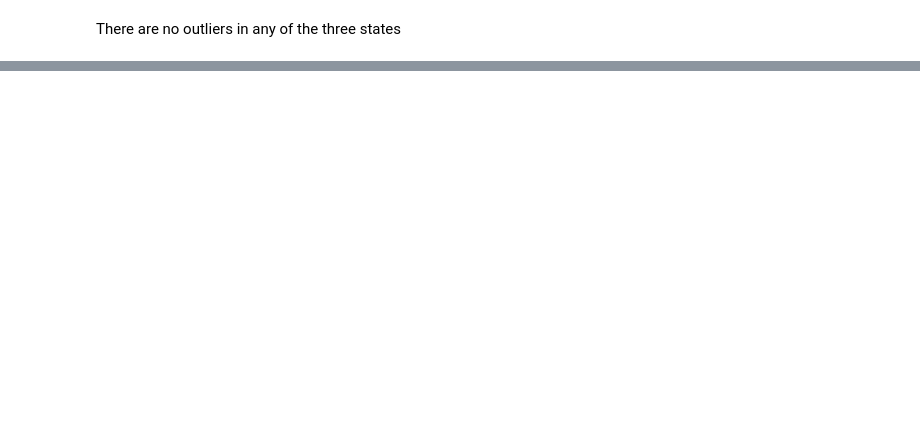
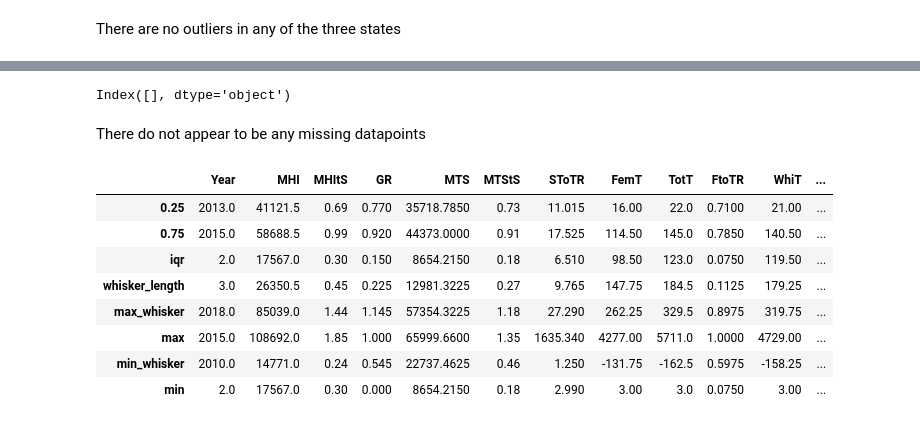
Before and after one commit to TristanMoser/byu_econ_applied_machine_learning, a Jupyter notebook: homeworks/Homework_1_TristanMoser.ipynb, the cells around one changed output, grey strips where cells are left out. Drawn from its saved outputs; the diff is of its cells as text; code cells hidden in the pictures; blank space fills up the shorter version.

```diff
--- a/homeworks/Homework_1_TristanMoser.ipynb
+++ b/homeworks/Homework_1_TristanMoser.ipynb
@@ -188,0 +189,2 @@ There are no outliers in any of the three states
+# %%
+School_data= pd.read_csv("/Users/tristanmoser/Files/Tristan/CondensedMilk2.csv")
@@ -188,0 +205,25 @@ There are no outliers in any of the three states
+# %%
+School_data.columns[School_data.isnull().any()]
+# %% [output]
+Index([], dtype='object')
+# %% [markdown]
+There do not appear to be any missing datapoints
+# %%
+quantile_data= School_data.quantile([.25,.75])
+quantile_data.loc['iqr']= quantile_data.loc[.75]-quantile_data.loc[.25]
+quantile_data.loc['whisker_length'] = 1.5 * quantile_data.loc['iqr']
+quantile_data.loc['max_whisker'] = quantile_data.loc['whisker_length'] + quantile_data.loc[0.75]
+quantile_data.loc['max'] = School_data.max()
+quantile_data.loc['min_whisker'] = quantile_data.loc[0.25] - quantile_data.loc['whisker_length']
+quantile_data.loc['min'] = School_data.min()
+quantile_data
+# %% [output]
+|  | Year | MHI | MHItS | GR | MTS | MTStS | SToTR | FemT | TotT | FtoTR | WhiT | ... |
+| 0.25 | 2013.0 | 41121.5 | 0.69 | 0.770 | 35718.7850 | 0.73 | 11.015 | 16.00 | 22.0 | 0.7100 | 21.00 | ... |
+| 0.75 | 2015.0 | 58688.5 | 0.99 | 0.920 | 44373.0000 | 0.91 | 17.525 | 114.50 | 145.0 | 0.7850 | 140.50 | ... |
+| iqr | 2.0 | 17567.0 | 0.30 | 0.150 | 8654.2150 | 0.18 | 6.510 | 98.50 | 123.0 | 0.0750 | 119.50 | ... |
+| whisker_length | 3.0 | 26350.5 | 0.45 | 0.225 | 12981.3225 | 0.27 | 9.765 | 147.75 | 184.5 | 0.1125 | 179.25 | ... |
+| max_whisker | 2018.0 | 85039.0 | 1.44 | 1.145 | 57354.3225 | 1.18 | 27.290 | 262.25 | 329.5 | 0.8975 | 319.75 | ... |
+| max | 2015.0 | 108692.0 | 1.85 | 1.000 | 65999.6600 | 1.35 | 1635.340 | 4277.00 | 5711.0 | 1.0000 | 4729.00 | ... |
+| min_whisker | 2010.0 | 14771.0 | 0.24 | 0.545 | 22737.4625 | 0.46 | 1.250 | -131.75 | -162.5 | 0.5975 | -158.25 | ... |
+| min | 2.0 | 17567.0 | 0.30 | 0.000 | 8654.2150 | 0.18 | 2.990 | 3.00 | 3.0 | 0.0750 | 3.00 | ... |
```
Also changed, not shown: parts of 20 cells of this notebook.
